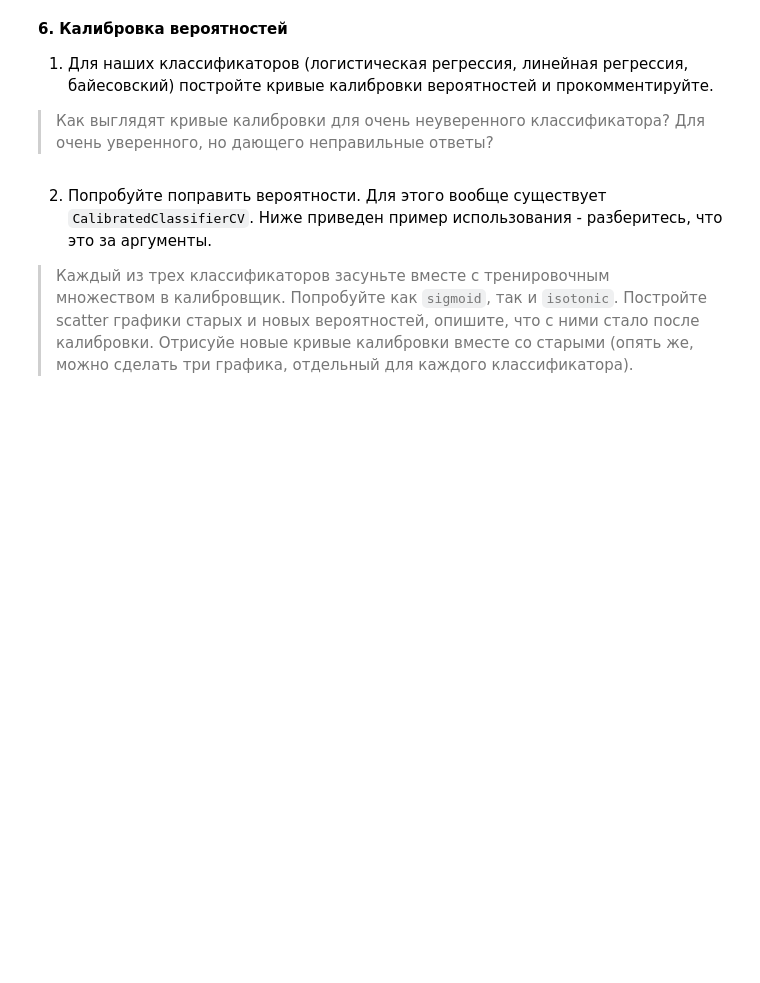
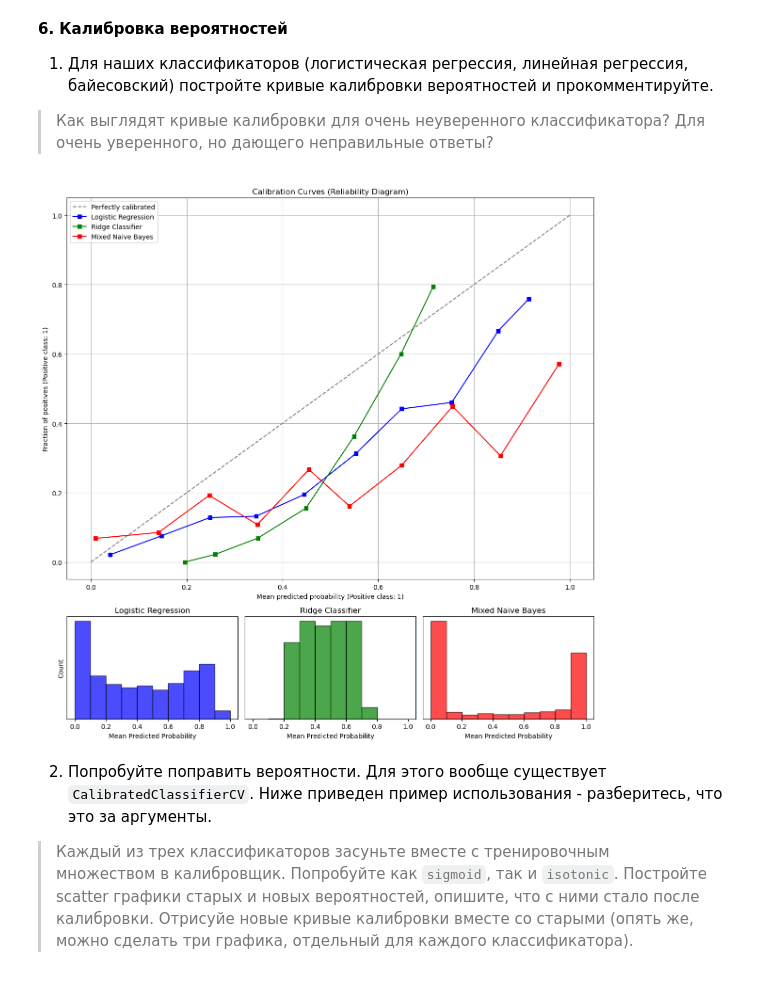
Before and after one commit to Amdronm/bsu-ml, a Jupyter notebook: lab3/LB3_template.ipynb, the cells around one changed output. Cells and saved outputs as stored; diff of their text form; code cells hidden in the pictures; blank space fills up the shorter version.

```diff
--- a/lab3/LB3_template.ipynb
+++ b/lab3/LB3_template.ipynb
@@ -654,0 +841,9 @@ grid = GridSearchCV(base_classifier, param_grid={...}, scoring=fb, cv=3)
+# %%
+from sklearn.preprocessing import OrdinalEncoder
+
+cat_cols = [c for c in train.columns if c not in num_cols and c != "Churn"]
+
+oe = OrdinalEncoder(handle_unknown="use_encoded_value", unknown_value=-1)
+
+X_train_cat_enc = oe.fit_transform(train[cat_cols])
+X_test_cat_enc = oe.transform(test[cat_cols])
@@ -658,6 +910,60 @@ grid = GridSearchCV(base_classifier, param_grid={...}, scoring=fb, cv=3)
 1) Для наших классификаторов (логистическая регрессия, линейная регрессия, байесовский) постройте кривые калибровки вероятностей и прокомментируйте.
 
 > Как выглядят кривые калибровки для очень неуверенного классификатора? Для очень уверенного, но дающего неправильные ответы?
+# %%
+from sklearn.calibration import CalibrationDisplay
+from matplotlib.gridspec import GridSpec
+import matplotlib.pyplot as plt
+
+prob_lr = log_reg_balanced.predict_proba(X_test)[:, 1]
+
+
+def sigmoid(x):
+    return 1 / (1 + np.exp(-x))
+
+
+prob_ridge = sigmoid(ridge.decision_function(X_test))
+
+prob_nb = clf_mixed.predict_proba(X_test_mixed)[:, 1]
+
+models_data = [
+    ("Logistic Regression", prob_lr, "blue"),
+    ("Ridge Classifier", prob_ridge, "green"),
+    ("Mixed Naive Bayes", prob_nb, "red"),
+]
+
+fig = plt.figure(figsize=(12, 12))
+gs = GridSpec(4, 3)
+ax_calibration = fig.add_subplot(gs[:3, :])
+
+ax_calibration.plot([0, 1], [0, 1], linestyle="--", color="gray", label="Perfectly calibrated")
+
+displays = {}
+for name, probs, color in models_data:
+    disp = CalibrationDisplay.from_predictions(
+        y_test, probs, n_bins=10, name=name, ax=ax_calibration, color=color
+    )
+    displays[name] = disp
+
+ax_calibration.set_title("Calibration Curves (Reliability Diagram)")
+ax_calibration.grid()
+ax_calibration.legend()
+
+for i, (name, _, color) in enumerate(models_data):
+    ax_hist = fig.add_subplot(gs[3, i])
+    ax_hist.hist(
+        displays[name].y_prob, range=(0, 1), bins=10, color=color, alpha=0.7, edgecolor="black"
+    )
+    ax_hist.set_title(name)
+    ax_hist.set_xlabel("Mean Predicted Probability")
+    if i == 0:
+        ax_hist.set_ylabel("Count")
+    ax_hist.set_yticks([])
+
+plt.tight_layout()
+plt.show()
+# %% [output]
+[figure, added]
 # %% [markdown]
 2. Попробуйте поправить вероятности. Для этого вообще существует `CalibratedClassifierCV`. Ниже приведен пример использования - разберитесь, что это за аргументы.
 
```
Also changed, not shown: parts of 10 cells of this notebook, 1 other file.
